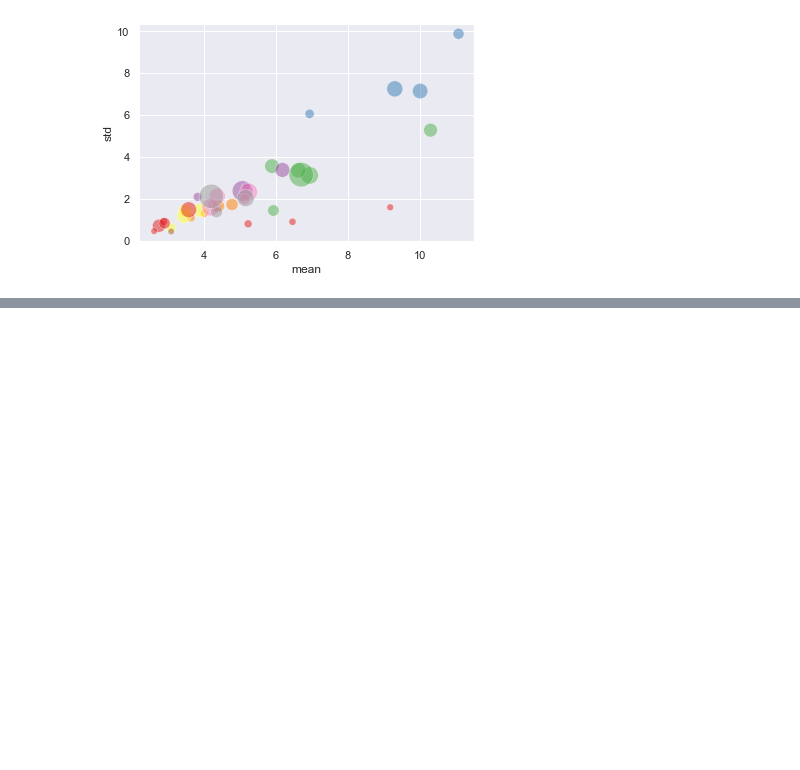
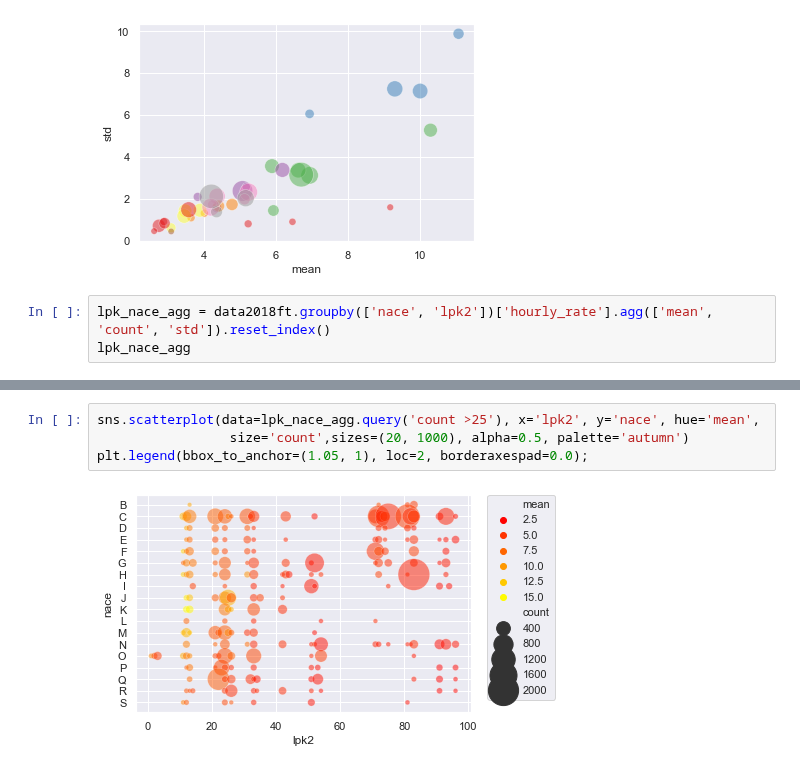
Before and after one commit to EdvinasStonevicius/LT-national-salary-analysis, a Jupyter notebook: python/Feature_engineering.ipynb, the cells around one changed output, grey strips where cells are left out. Drawn from its saved outputs; the diff is of its cells as text; blank space fills up the shorter version.

```diff
--- a/python/Feature_engineering.ipynb
+++ b/python/Feature_engineering.ipynb
@@ -261,3 +261,6 @@ sns.scatterplot(data=lpk2_agg, x='mean', y='std', hue='lpk1',
                  size='count',sizes=(40, 600), alpha=0.5, palette='Set1', legend=False);
 # %% [output]
 [figure]
+# %%
+lpk_nace_agg = data2018ft.groupby(['nace', 'lpk2'])['hourly_rate'].agg(['mean', 'count', 'std']).reset_index()
+lpk_nace_agg
@@ -263,0 +281,6 @@ sns.scatterplot(data=lpk2_agg, x='mean', y='std', hue='lpk1',
+# %%
+sns.scatterplot(data=lpk_nace_agg.query('count >25'), x='lpk2', y='nace', hue='mean',
+                 size='count',sizes=(20, 1000), alpha=0.5, palette='autumn')
+plt.legend(bbox_to_anchor=(1.05, 1), loc=2, borderaxespad=0.0);
+# %% [output]
+[figure, added]
```
Also changed, not shown: parts of 8 cells of this notebook.
